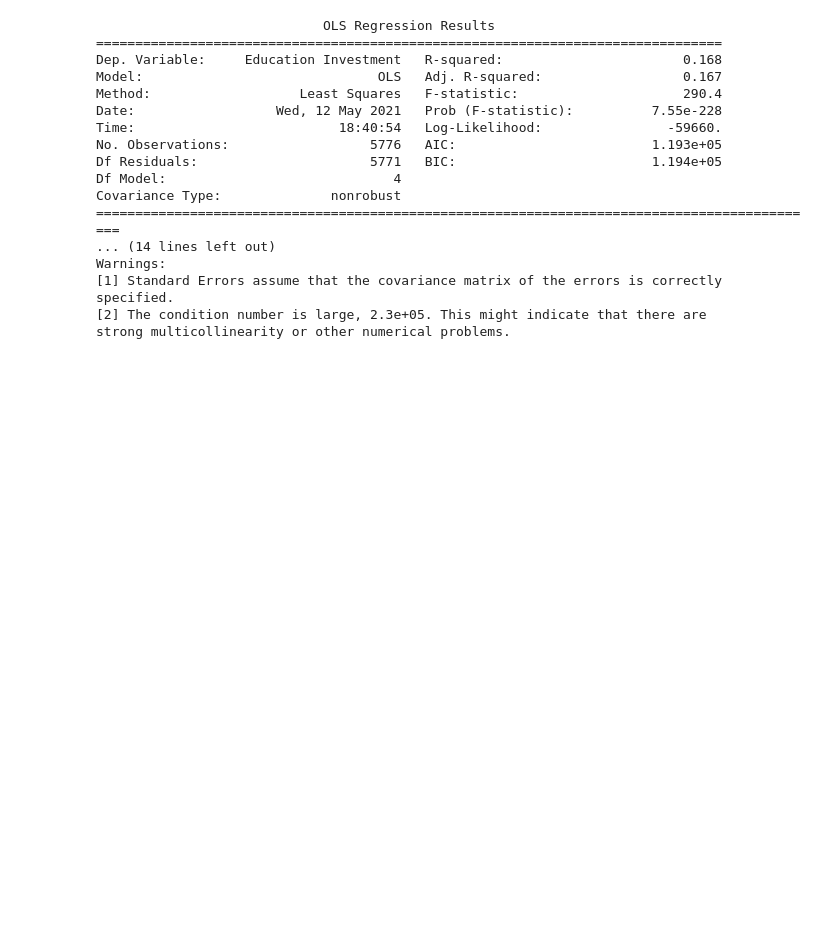
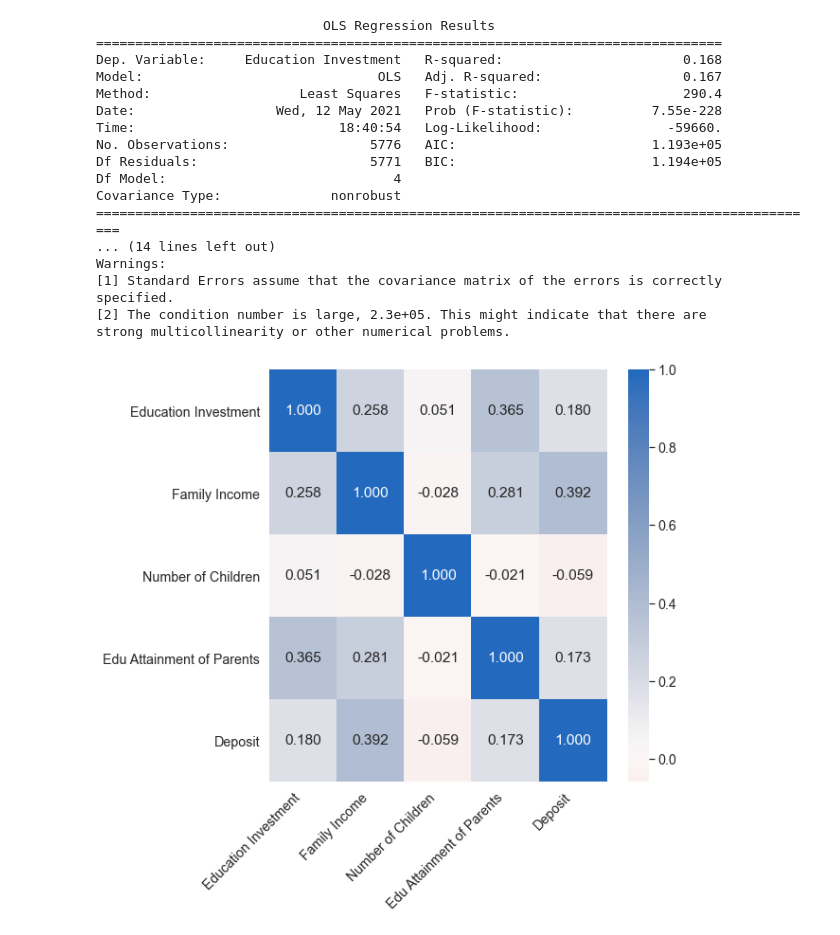
Before and after one commit to aresgtr/HKUST-MASS-5210-Project, a Jupyter notebook: post_presentation.ipynb, the cells around one changed output. Cells and saved outputs as stored; diff of their text form; code cells hidden in the pictures; blank space fills up the shorter version.

```diff
--- a/post_presentation.ipynb
+++ b/post_presentation.ipynb
@@ -558,3 +558,15 @@ Warnings:
 [1] Standard Errors assume that the covariance matrix of the errors is correctly specified.
 [2] The condition number is large, 2.3e+05. This might indicate that there are
 strong multicollinearity or other numerical problems.
+# %%
+sb.set(font_scale=1.3)
+
+num_vars = ['Education Investment',
+            'Family Income','Number of Children','Edu Attainment of Parents', 'Deposit']
+
+plt.figure(figsize = [8, 8])
+g = sb.heatmap(df_merged[num_vars].corr(), annot = True, fmt = '.3f', cmap = 'vlag_r', center = 0)
+g.set_xticklabels(labels=num_vars,rotation=45, ha='right')
+plt.show()
+# %% [output]
+[figure, added]
```
